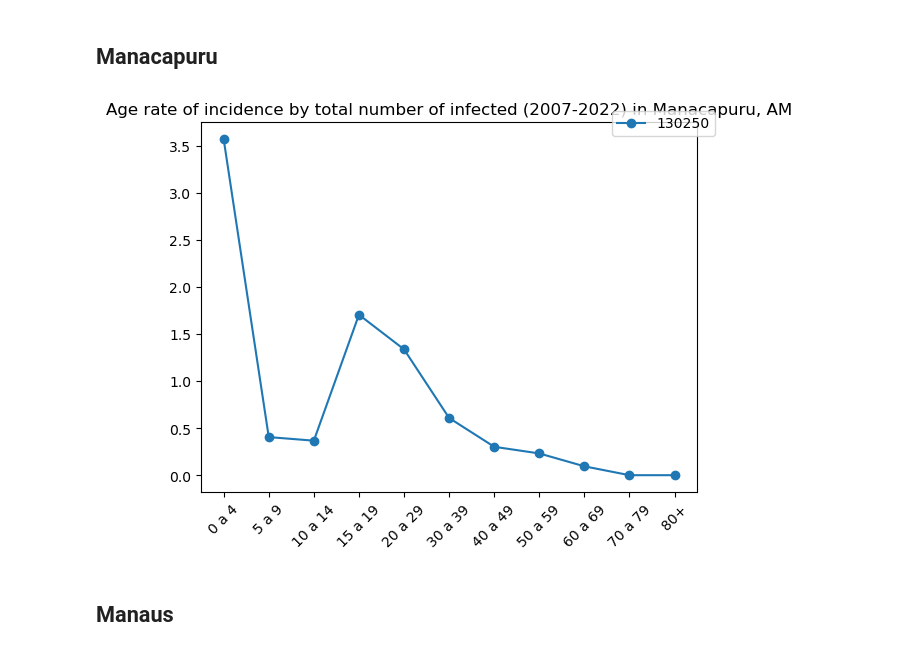
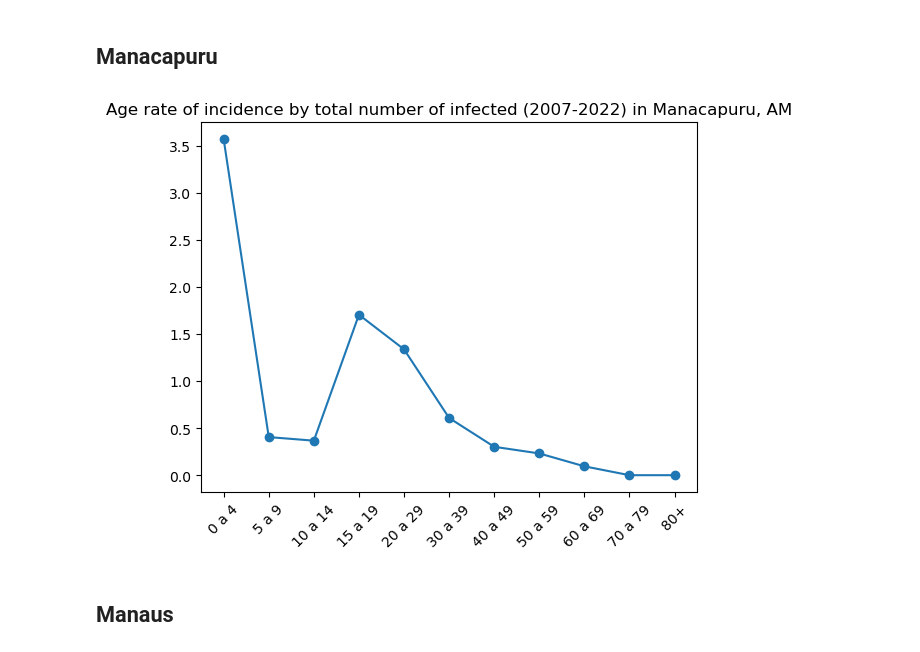
Before and after one commit to denisecammarota/measles-BR, a Jupyter notebook: Notebooks/Epi_AgeGroup_Affected.ipynb, the cells around one changed output. Cells and saved outputs as stored; diff of their text form; code cells hidden in the pictures.

```diff
--- a/Notebooks/Epi_AgeGroup_Affected.ipynb
+++ b/Notebooks/Epi_AgeGroup_Affected.ipynb
@@ -139,20 +139,20 @@ plt.show()
 # %%
 for mun in [130250]:
     df_tmp = df_res[df_res['index'] == mun]
     np_tmp = df_tmp.to_numpy()
     np_tmp = np_tmp[0][2:]
     n_tmp = df_res_year[df_res_year['ID_MN_RESI'] == mun].to_numpy()
     n_tmp = n_tmp[0][-1]
     np_tmp = np_tmp/n_tmp
     plt.plot(np_tmp, '-o',label = int(mun))
 
 x_ticks = np.arange(0,len(age_names),1)
 plt.xticks(x_ticks, age_names, rotation = 45,fontsize = 10)
-plt.legend(bbox_to_anchor=(1.05, 1.05))
+#plt.legend(bbox_to_anchor=(1.05, 1.05))
 plt.title('Age rate of incidence by total number of infected (2007-2022) in Manacapuru, AM')
 plt.show()
 # %% [output]
-[figure, old version]
+[figure, new version]
 # %% [markdown]
 ## Manaus
 # %%
```
Also changed, not shown: 26 other files.
